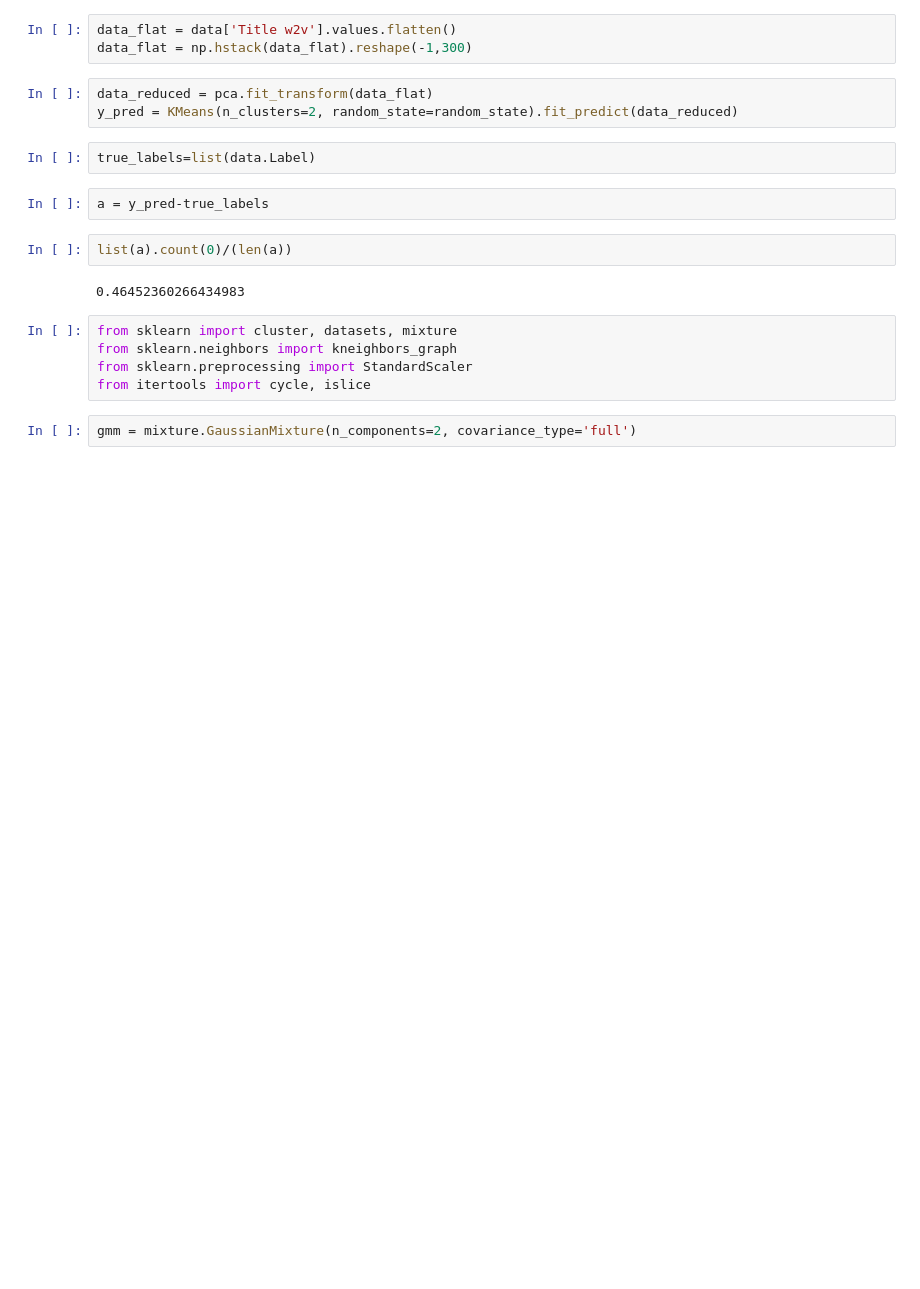
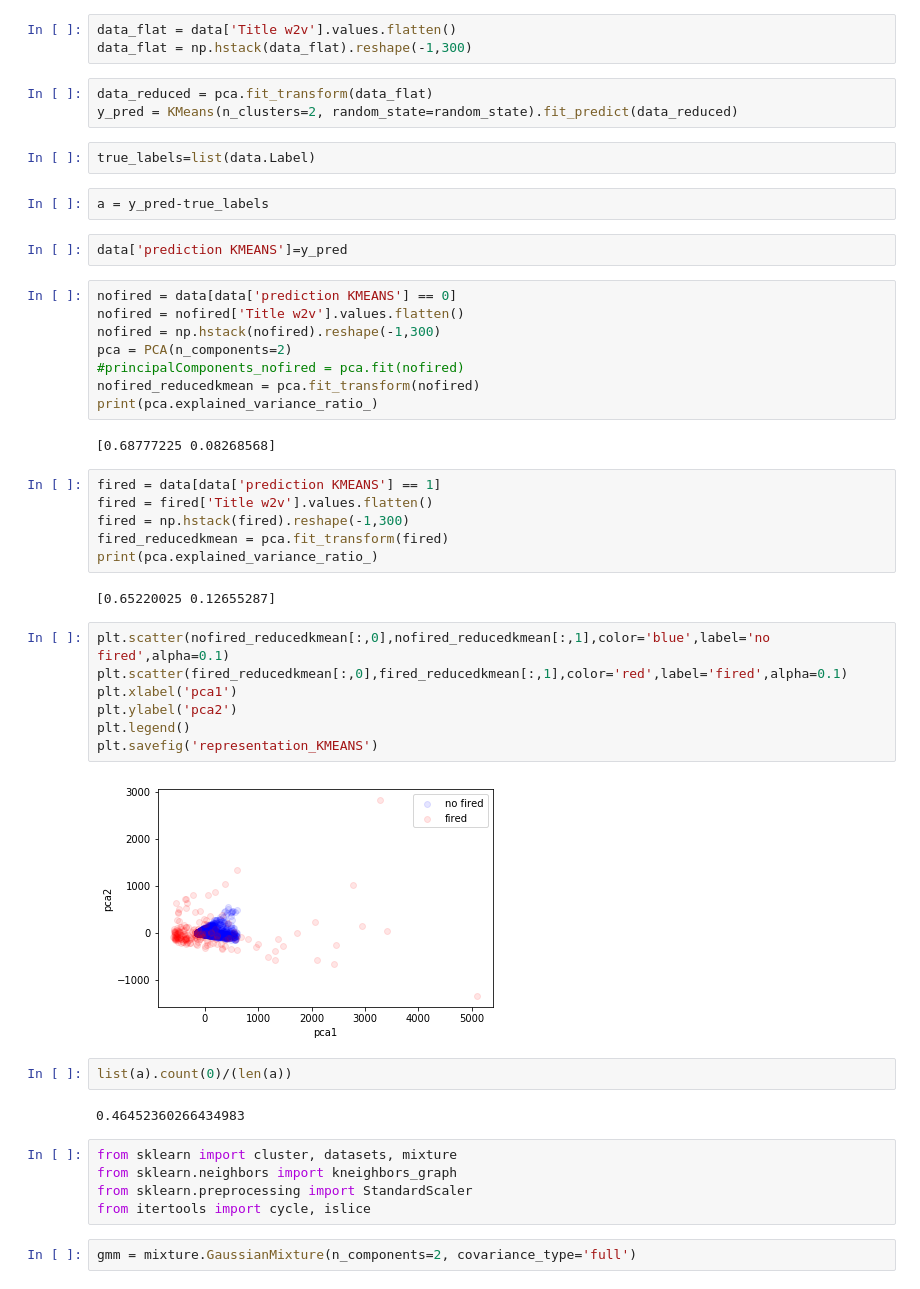
Before and after one commit to jogarrid/ArticleClassification, a Jupyter notebook: visualization.ipynb, the cells around one changed output. Saved outputs shown, nothing was run; the diff lists cells and outputs as text; blank space fills up the shorter version.

```diff
--- a/visualization.ipynb
+++ b/visualization.ipynb
@@ -101,6 +113,35 @@ y_pred = KMeans(n_clusters=2, random_state=random_state).fit_predict(data_reduce
 true_labels=list(data.Label)
 # %%
 a = y_pred-true_labels
+# %%
+data['prediction KMEANS']=y_pred
+# %%
+nofired = data[data['prediction KMEANS'] == 0]
+nofired = nofired['Title w2v'].values.flatten()
+nofired = np.hstack(nofired).reshape(-1,300)
+pca = PCA(n_components=2)
+#principalComponents_nofired = pca.fit(nofired)
+nofired_reducedkmean = pca.fit_transform(nofired)
+print(pca.explained_variance_ratio_)
+# %% [output]
+[0.68777225 0.08268568]
+# %%
+fired = data[data['prediction KMEANS'] == 1]
+fired = fired['Title w2v'].values.flatten()
+fired = np.hstack(fired).reshape(-1,300)
+fired_reducedkmean = pca.fit_transform(fired)
+print(pca.explained_variance_ratio_)
+# %% [output]
+[0.65220025 0.12655287]
+# %%
+plt.scatter(nofired_reducedkmean[:,0],nofired_reducedkmean[:,1],color='blue',label='no fired',alpha=0.1)
+plt.scatter(fired_reducedkmean[:,0],fired_reducedkmean[:,1],color='red',label='fired',alpha=0.1)
+plt.xlabel('pca1')
+plt.ylabel('pca2')
+plt.legend()
+plt.savefig('representation_KMEANS')
+# %% [output]
+[figure, added]
 # %%
 list(a).count(0)/(len(a))
 # %% [output]
```
Also changed, not shown: parts of 12 cells of this notebook, 1 other file.
